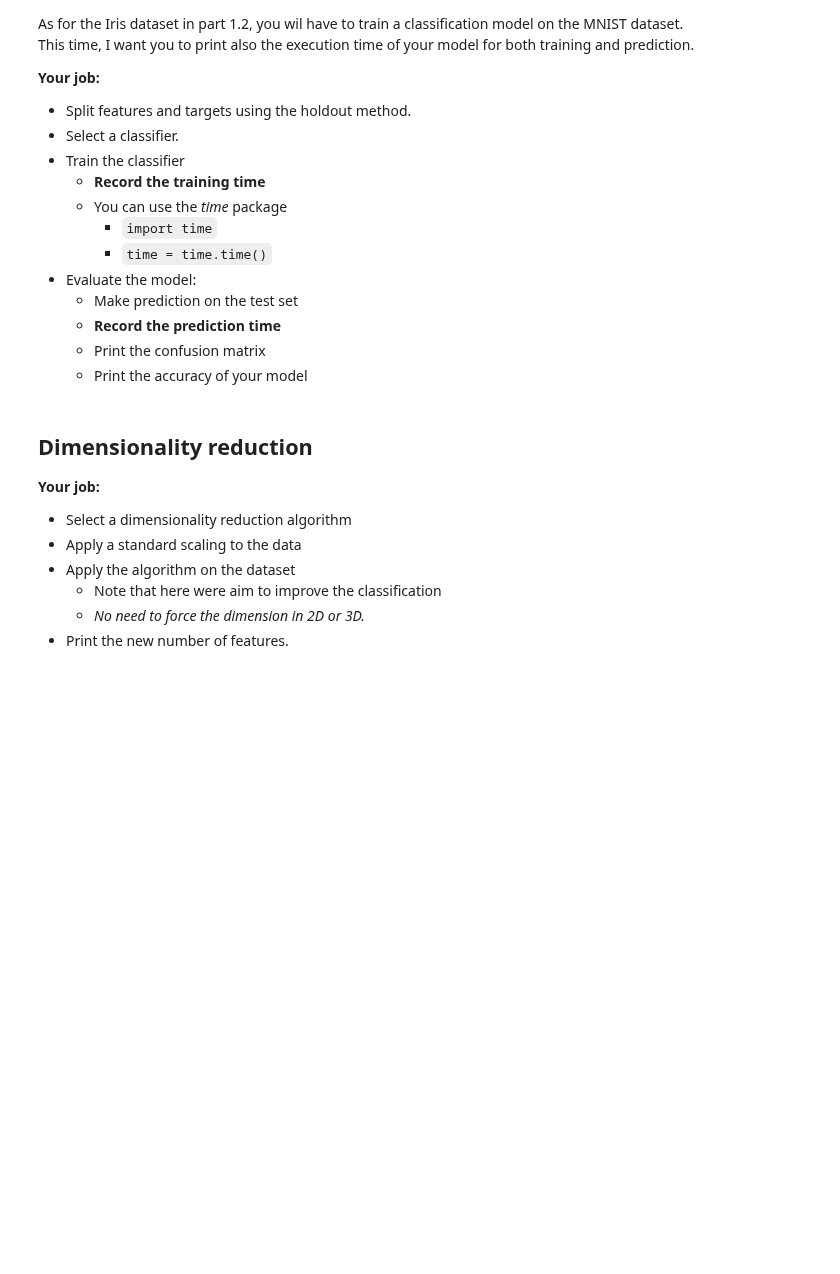
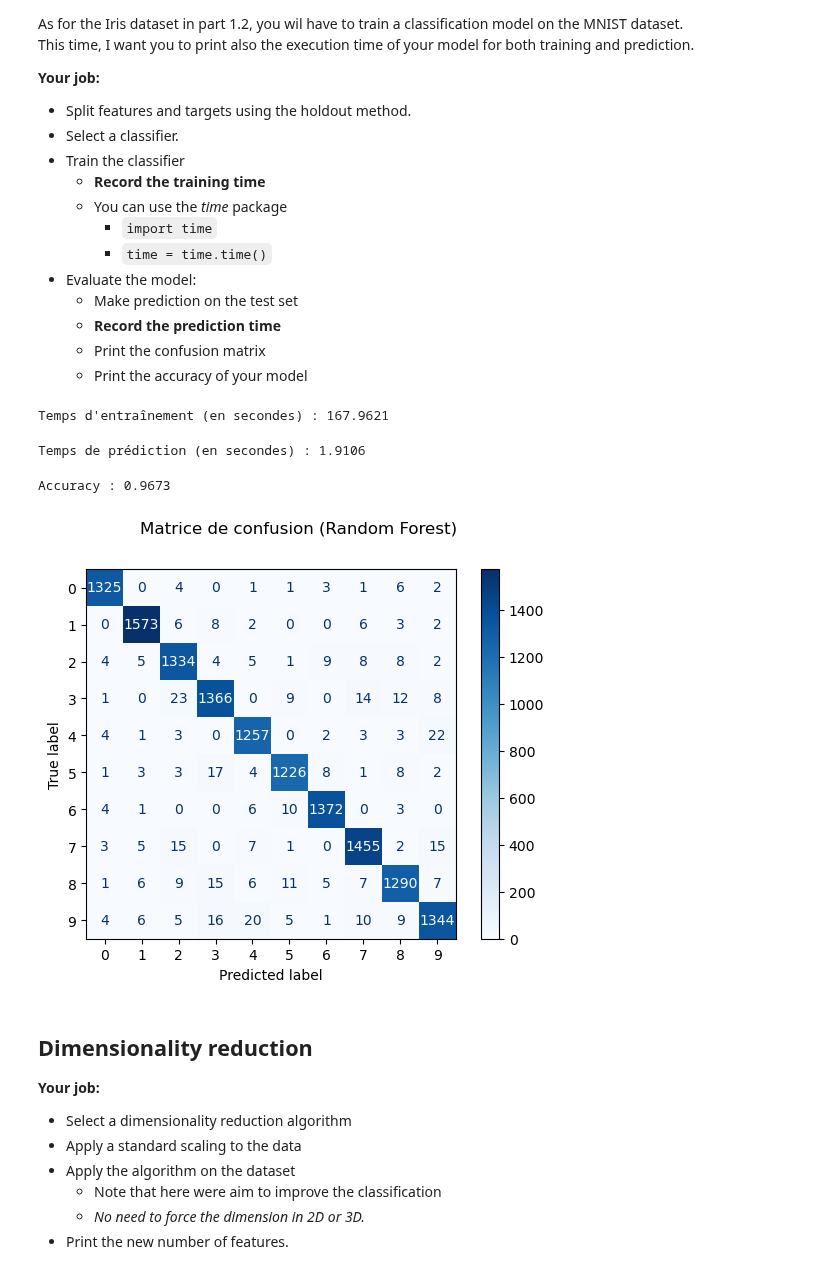
Before and after one commit to Xxxxr096/Project_maching_learning, a Jupyter notebook: part2_unsupervised_learning/2_dimensionality_reduction/dimensionality_reduction_mnist.ipynb, the cells around one changed output. Cells and saved outputs as stored; diff of their text form; code cells hidden in the pictures; blank space fills up the shorter version.

```diff
--- a/part2_unsupervised_learning/2_dimensionality_reduction/dimensionality_reduction_mnist.ipynb
+++ b/part2_unsupervised_learning/2_dimensionality_reduction/dimensionality_reduction_mnist.ipynb
@@ -99,7 +122,44 @@ This time, I want you to print also the execution time of your model for both tr
 # %%
 from sklearn.metrics import accuracy_score, ConfusionMatrixDisplay
 from sklearn.model_selection import train_test_split
+from sklearn.ensemble import RandomForestClassifier
 import time
+
+# Séparation des données
+X_train, X_test, y_train, y_test = train_test_split(
+    X, y, test_size=0.2, random_state=42
+)
+# %%
+# Choix du classifieur
+clf = RandomForestClassifier(n_estimators=100, random_state=42)
+# %%
+start_time_train = time.time()
+clf.fit(X_train, y_train)
+end_time_train = time.time()
+training_time = end_time_train - start_time_train
+print(f"Temps d'entraînement (en secondes) : {training_time:.4f}")
+# %% [output]
+Temps d'entraînement (en secondes) : 167.9621
+# %%
+# Prédiction sur l’ensemble de test + temps de prédiction
+start_time_pred = time.time()
+y_pred = clf.predict(X_test)
+end_time_pred = time.time()
+prediction_time = end_time_pred - start_time_pred
+print(f"Temps de prédiction (en secondes) : {prediction_time:.4f}")
+# %% [output]
+Temps de prédiction (en secondes) : 1.9106
+# %%
+accuracy = accuracy_score(y_test, y_pred)
+print(f"Accuracy : {accuracy:.4f}")
+# %% [output]
+Accuracy : 0.9673
+# %%
+disp = ConfusionMatrixDisplay.from_predictions(y_test, y_pred, cmap='Blues')
+disp.figure_.suptitle("Matrice de confusion (Random Forest)")
+plt.show()
+# %% [output]
+[figure, added]
 # %% [markdown]
 ## Dimensionality reduction
 
```
Also changed, not shown: parts of 11 cells of this notebook.
